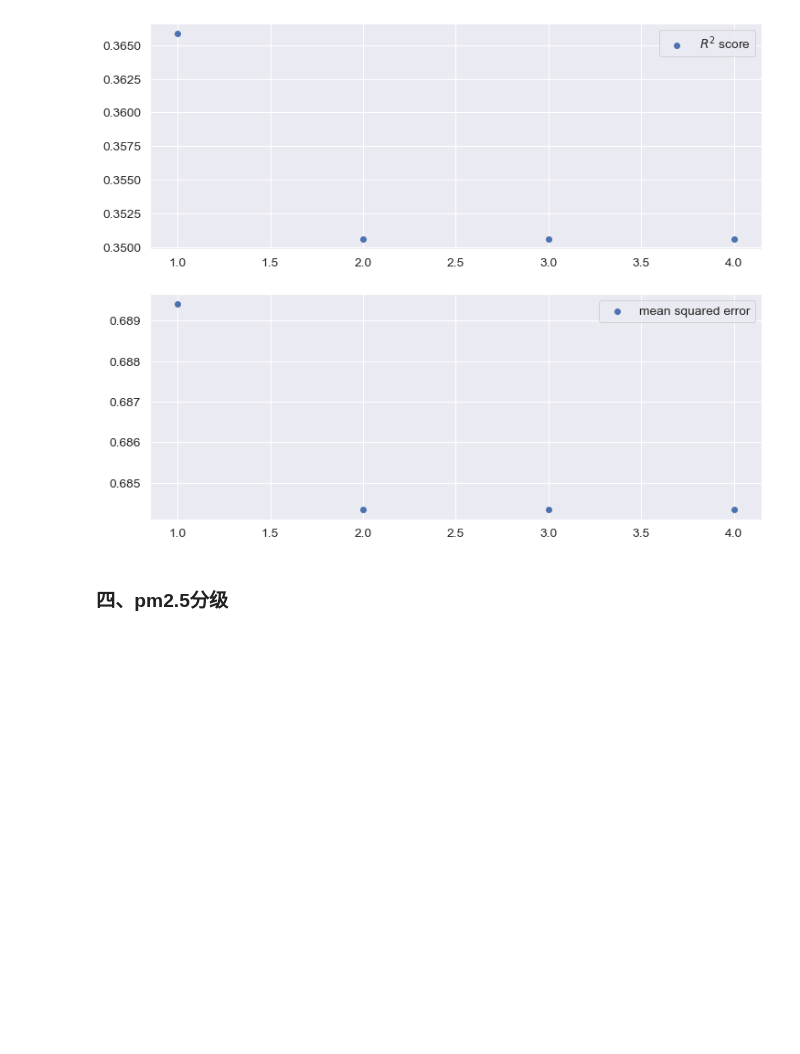
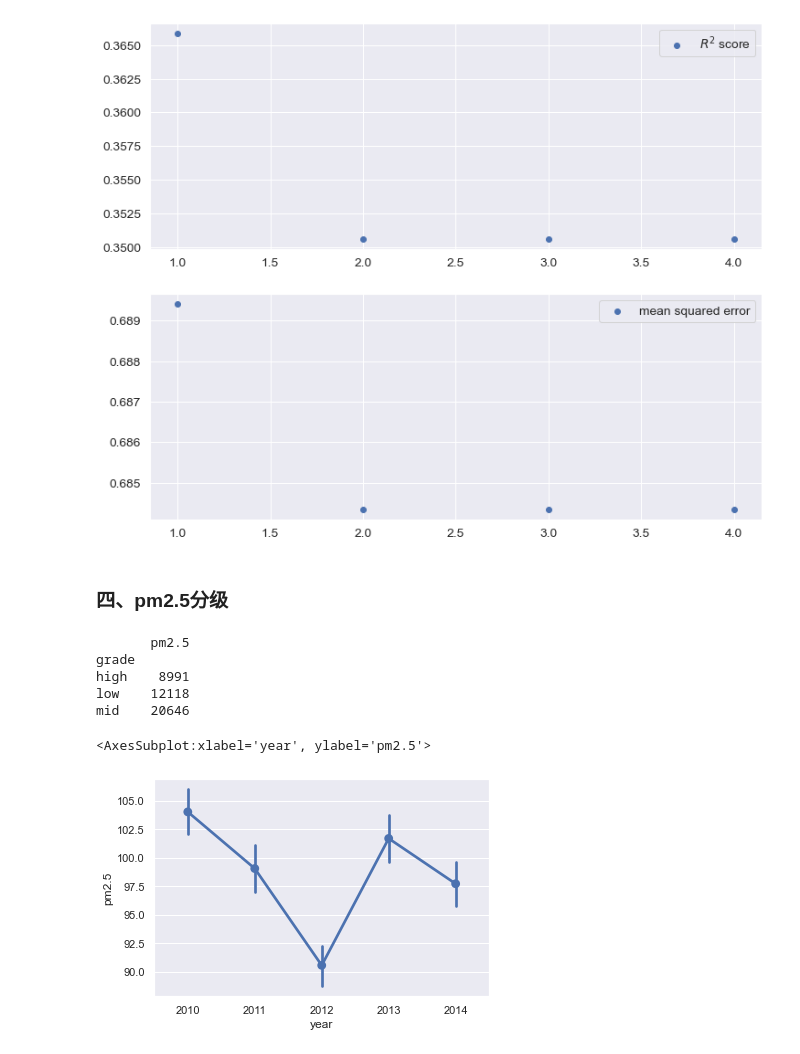
Before and after one commit to Lynchrocket/2022Spring-MA234-Intro_to_Big_Data_Analysis, a Jupyter notebook: project.ipynb, the cells around one changed output. Drawn from its saved outputs; the diff is of its cells as text; code cells hidden in the pictures; blank space fills up the shorter version.

```diff
--- a/project.ipynb
+++ b/project.ipynb
@@ -17,6 +15,7 @@ import pandas as pd
 
 import matplotlib.pyplot as plt
 import seaborn as sns
+sns.set()
 
 from sklearn.metrics import mean_squared_error
 from chinese_calendar import is_workday # used to decide whether it is workday
@@ -724,3 +752,17 @@ mean square error: (nan, mean, interp, knn)
 [figure]
 # %% [markdown]
 ### 四、pm2.5分级
+# %%
+data = no_nan_df[['pm2.5','grade']].groupby(['grade']).count()
+print(data)
+# %% [output]
+       pm2.5
+grade
+high    8991
+low    12118
+mid    20646
+# %%
+sns.pointplot(no_nan_df['year'],no_nan_df['pm2.5'])
+# %% [output]
+<AxesSubplot:xlabel='year', ylabel='pm2.5'>
+[figure, added]
```
Also changed, not shown: parts of 9 cells of this notebook.
